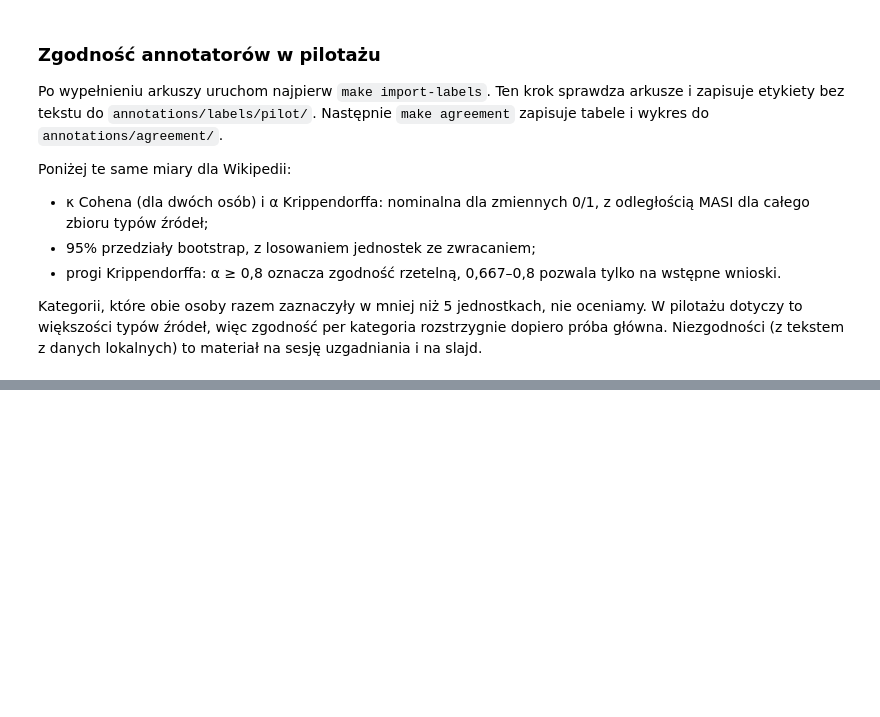
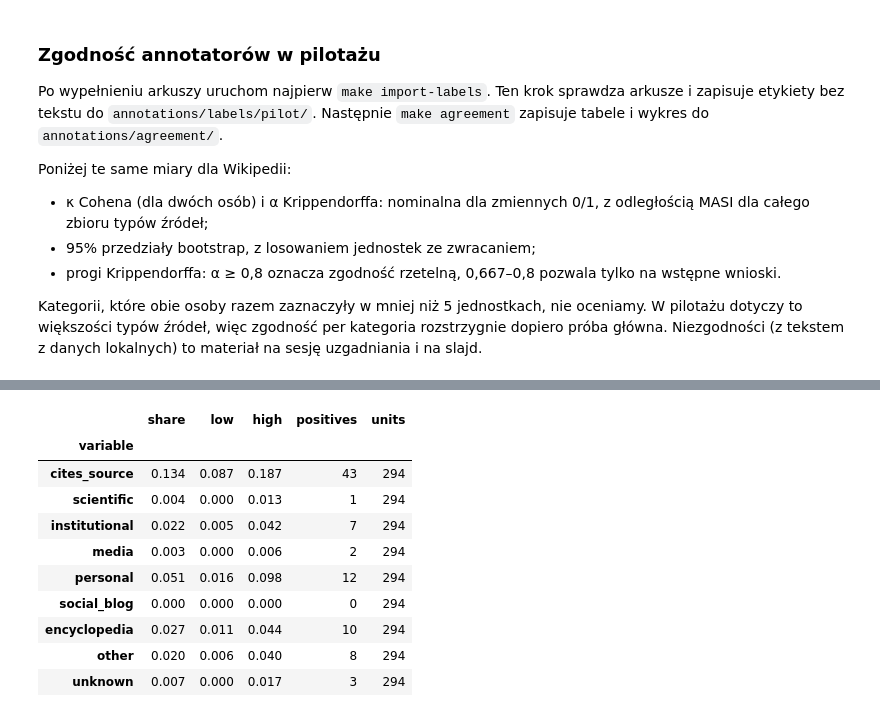
Before and after one commit to igor-sosnowicz/digital-media-analysis, a Jupyter notebook: notebooks/Wikipedia_EDA.ipynb, the cells around one changed output, grey strips where cells are left out. Cells and saved outputs as stored; diff of their text form; code cells hidden in the pictures; blank space fills up the shorter version.

```diff
--- a/notebooks/Wikipedia_EDA.ipynb
+++ b/notebooks/Wikipedia_EDA.ipynb
@@ -917,0 +952,20 @@ else:
+# %%
+shares_path = VALIDATION_DIR / "gold_shares.csv"
+if not shares_path.exists():
+    print("Brak pliku; uruchom `make compare`.")
+else:
+    gold_shares = pd.read_csv(shares_path)
+    gold_shares = gold_shares[gold_shares["platform"].eq("wikipedia")].set_index("variable")
+    display(gold_shares[["share", "low", "high", "positives", "units"]].round(3))
+# %% [output]
+|  | share | low | high | positives | units |
+| variable |  |  |  |  |  |
+| cites_source | 0.134 | 0.087 | 0.187 | 43 | 294 |
+| scientific | 0.004 | 0.000 | 0.013 | 1 | 294 |
+| institutional | 0.022 | 0.005 | 0.042 | 7 | 294 |
+| media | 0.003 | 0.000 | 0.006 | 2 | 294 |
+| personal | 0.051 | 0.016 | 0.098 | 12 | 294 |
+| social_blog | 0.000 | 0.000 | 0.000 | 0 | 294 |
+| encyclopedia | 0.027 | 0.011 | 0.044 | 10 | 294 |
+| other | 0.020 | 0.006 | 0.040 | 8 | 294 |
+| unknown | 0.007 | 0.000 | 0.017 | 3 | 294 |
```
Also changed, not shown: parts of 10 cells of this notebook, 49 other files.
